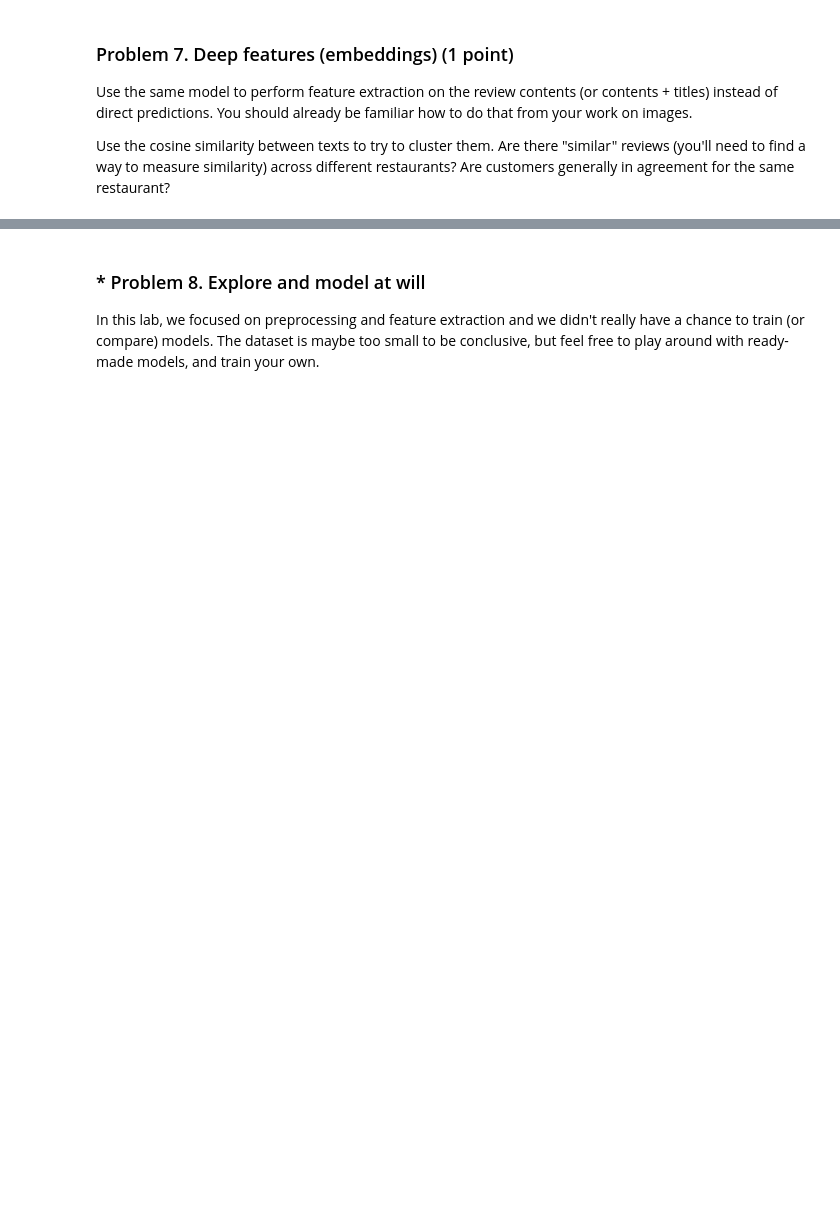
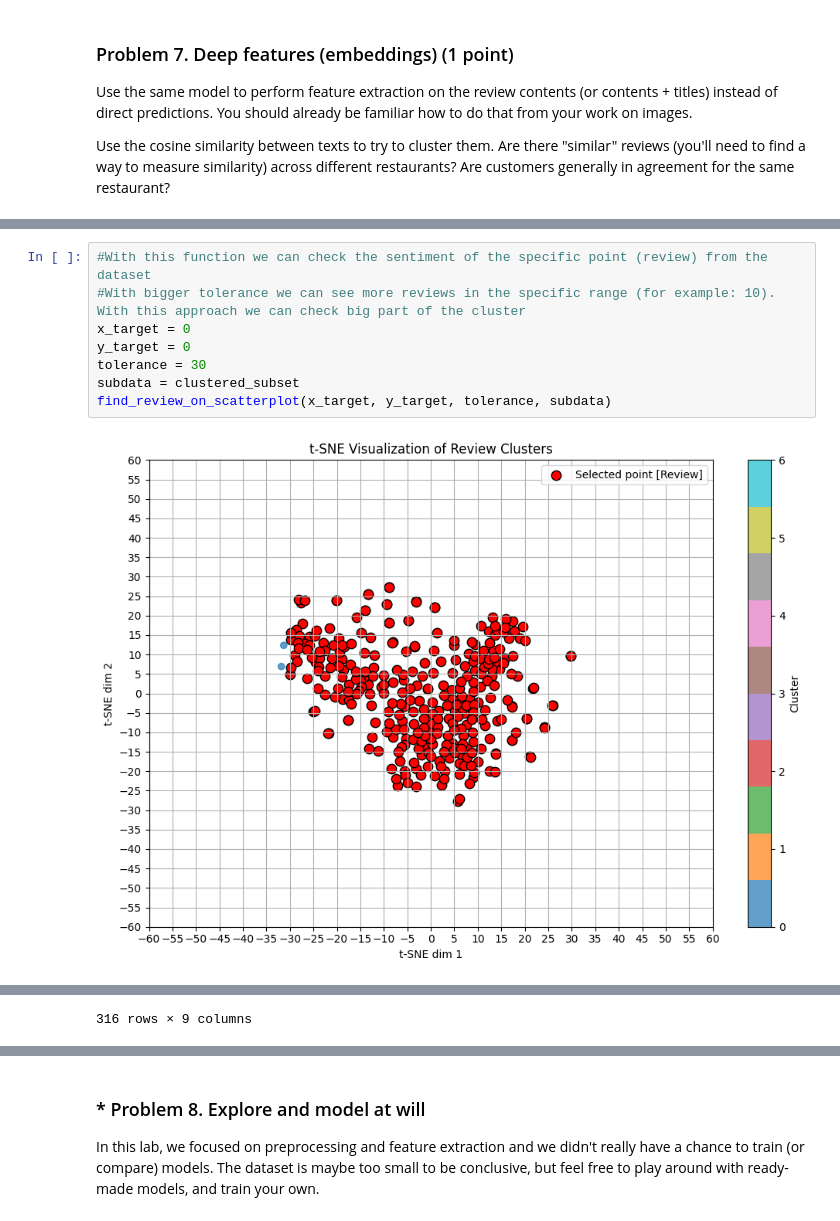
Before and after one commit to plamensve/Data_Science_Upskill_Softuni, a Jupyter notebook: 07_working_with_text/Working with Text Lab.ipynb, the cells around one changed output, grey strips where cells are left out. Drawn from its saved outputs; the diff is of its cells as text; blank space fills up the shorter version.

```diff
--- a/07_working_with_text/Working with Text Lab.ipynb
+++ b/07_working_with_text/Working with Text Lab.ipynb
@@ -1008,0 +1160,10 @@ Use the cosine similarity between texts to try to cluster them. Are there "simil
+# %%
+#With this function we can check the sentiment of the specific point (review) from the dataset
+#With bigger tolerance we can see more reviews in the specific range (for example: 10). With this approach we can check big part of the cluster
+x_target = 0
+y_target = 0
+tolerance = 30
+subdata = clustered_subset
+find_review_on_scatterplot(x_target, y_target, tolerance, subdata)
+# %% [output]
+[figure, added]
@@ -1008,0 +1182 @@ Use the cosine similarity between texts to try to cluster them. Are there "simil
+316 rows × 9 columns
```
Also changed, not shown: parts of 10 cells of this notebook, 1 other file.
